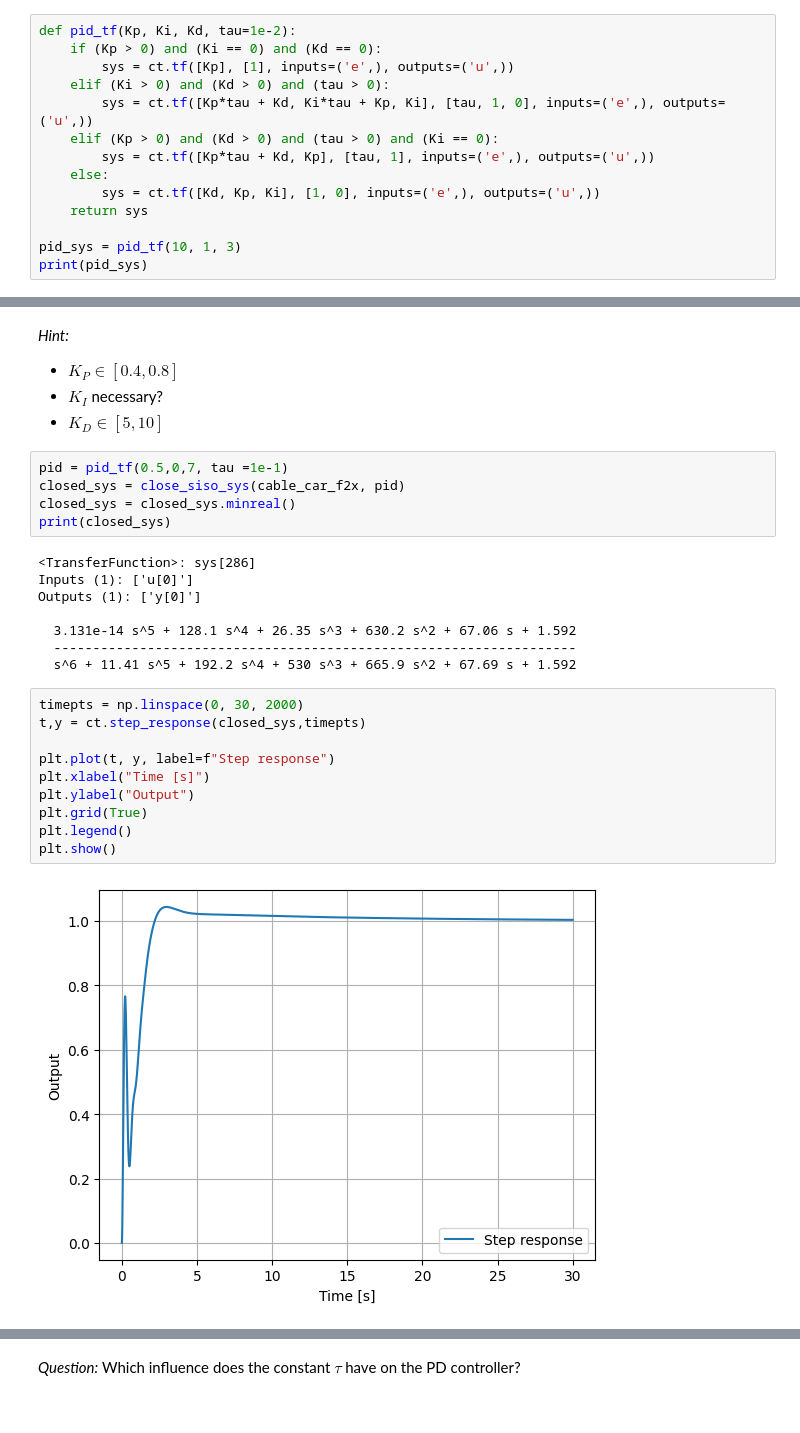
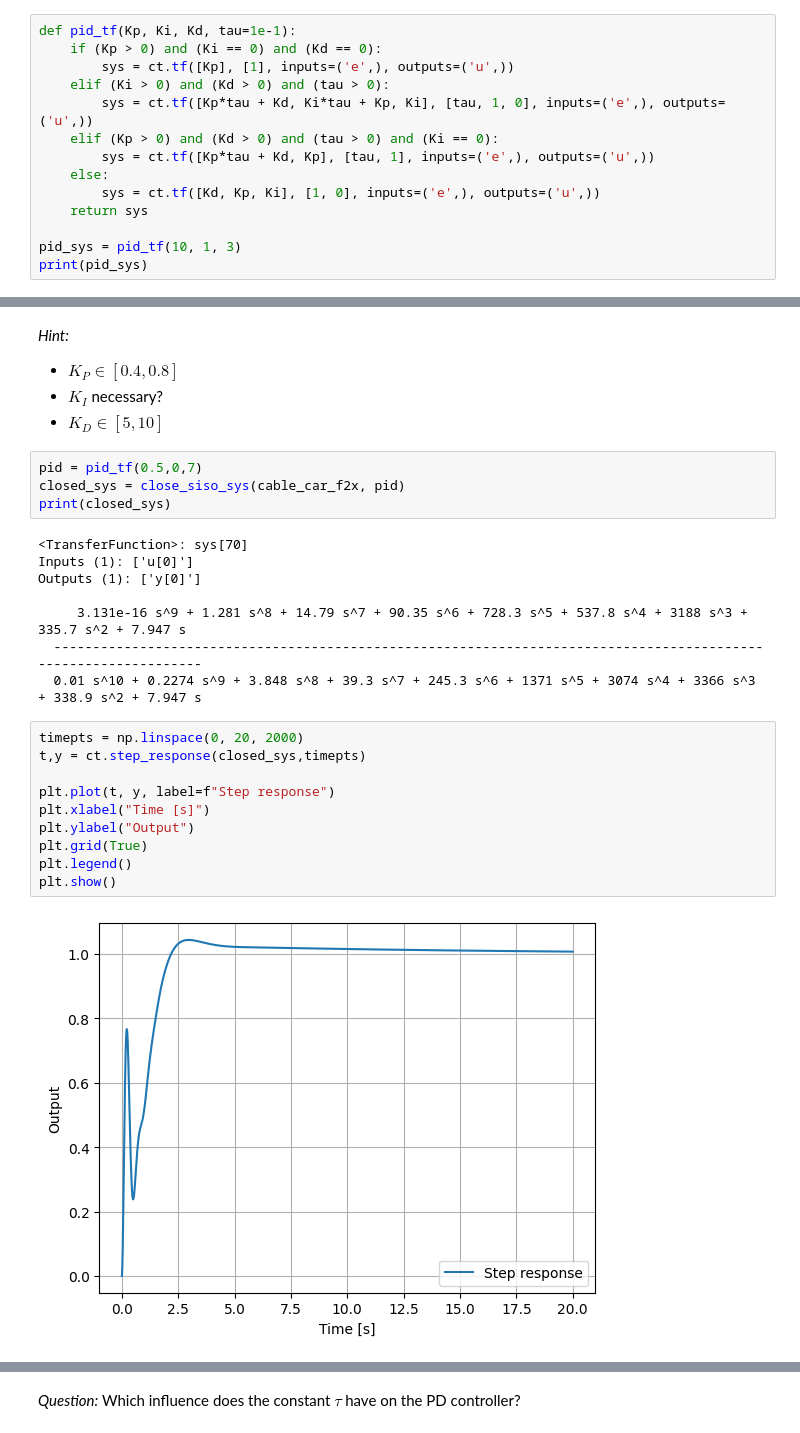
Before and after one commit to BeneJoh/ControlSystems, a Jupyter notebook: sessionB.ipynb, the cells around one changed output, grey strips where cells are left out. Saved outputs shown, nothing was run; the diff lists cells and outputs as text.

```diff
--- a/sessionB.ipynb
+++ b/sessionB.ipynb
@@ -65,7 +65,7 @@ Outputs (1): ['x']
 # %% [markdown]
 #### Define a PID controller by its transfer function
 # %%
-def pid_tf(Kp, Ki, Kd, tau=1e-2):
+def pid_tf(Kp, Ki, Kd, tau=1e-1):
     if (Kp > 0) and (Ki == 0) and (Kd == 0):
         sys = ct.tf([Kp], [1], inputs=('e',), outputs=('u',))
     elif (Ki > 0) and (Kd > 0) and (tau > 0):
@@ -97,30 +97,29 @@ def close_siso_sys(G_p, G_c):
 - $K_I$ necessary?
 - $K_D \in [5,10]$
 # %%
-pid = pid_tf(0.5,0,7, tau =1e-1)
+pid = pid_tf(0.5,0,7)
 closed_sys = close_siso_sys(cable_car_f2x, pid)
-closed_sys = closed_sys.minreal()
 print(closed_sys)
 # %% [output]
-<TransferFunction>: sys[286]
+<TransferFunction>: sys[70]
 Inputs (1): ['u[0]']
 Outputs (1): ['y[0]']
 
-  3.131e-14 s^5 + 128.1 s^4 + 26.35 s^3 + 630.2 s^2 + 67.06 s + 1.592
-  -------------------------------------------------------------------
-  s^6 + 11.41 s^5 + 192.2 s^4 + 530 s^3 + 665.9 s^2 + 67.69 s + 1.592
+     3.131e-16 s^9 + 1.281 s^8 + 14.79 s^7 + 90.35 s^6 + 728.3 s^5 + 537.8 s^4 + 3188 s^3 + 335.7 s^2 + 7.947 s
+  ----------------------------------------------------------------------------------------------------------------
+  0.01 s^10 + 0.2274 s^9 + 3.848 s^8 + 39.3 s^7 + 245.3 s^6 + 1371 s^5 + 3074 s^4 + 3366 s^3 + 338.9 s^2 + 7.947 s
 # %%
-timepts = np.linspace(0, 30, 2000)
+timepts = np.linspace(0, 20, 2000)
 t,y = ct.step_response(closed_sys,timepts)
 
 plt.plot(t, y, label=f"Step response")
 plt.xlabel("Time [s]")
 plt.ylabel("Output")
 plt.grid(True)
 plt.legend()
 plt.show()
 # %% [output]
-[figure, old version]
+[figure, new version]
 # %%
 T, e = ct.forced_response(pid, timepts, 1 - y)
 fig, axs = plt.subplots(2, 1, sharex=True, figsize=(8, 5))
```
Also changed, not shown: parts of 6 cells of this notebook.
